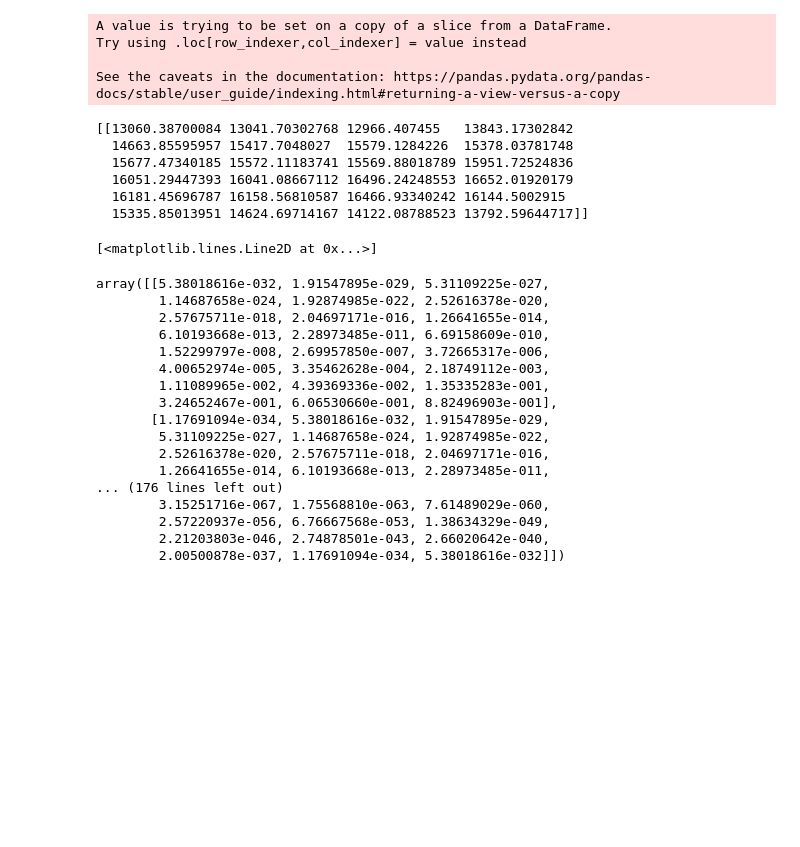
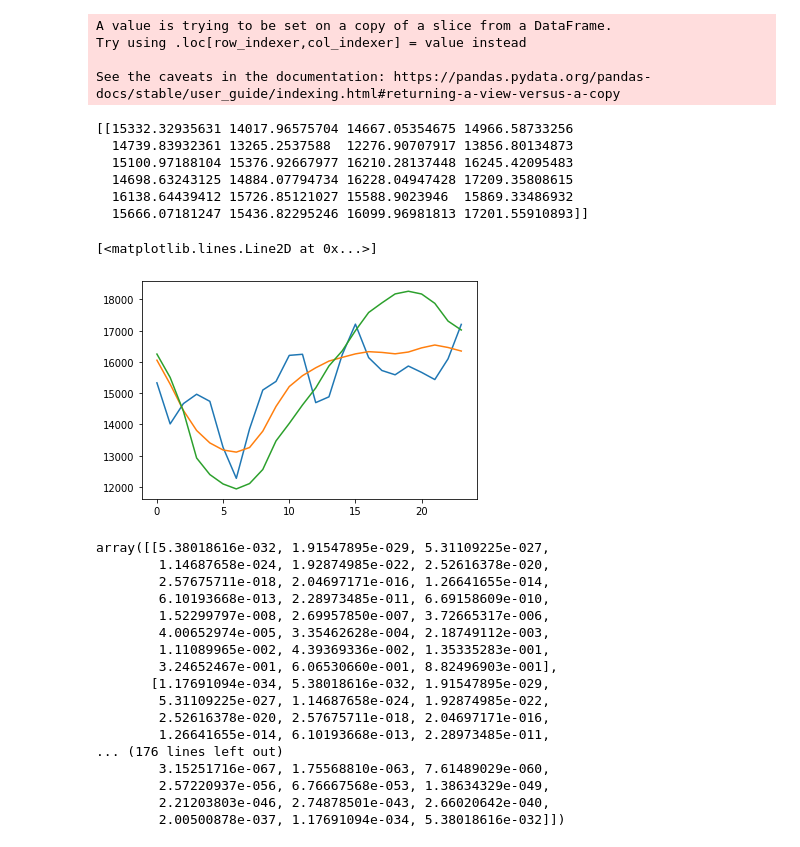
Before and after one commit to jacobazoulay/battery-optimization, a Jupyter notebook: notebooks/Predict_Energy.ipynb, the cells around one changed output. Drawn from its saved outputs; the diff is of its cells as text; code cells hidden in the pictures; blank space fills up the shorter version.

```diff
--- a/notebooks/Predict_Energy.ipynb
+++ b/notebooks/Predict_Energy.ipynb
@@ -20,13 +20,13 @@ See the caveats in the documentation: https://pandas.pydata.org/pandas-docs/stab
 def mean(X, add = 0):
     return X + add
 
-def squared_exponential(x, xi, l = 1, a = 1):
+def squared_exponential(x, xi, l = 2, a = 2):
     rtn = np.exp(-(a*(x - xi))**2/(2*l**2))
     return rtn
 
 def kernel_matrix(X, Xpr):
     j = np.array([squared_exponential(a, b) for a in Xpr['Days'] for b in X['Days']])
-    return j.reshape((len(Xpr), len(X)))
+    return j.reshape((len(X), len(Xpr)))
 
 def mean_predict(df, hr):
     #df = df[df['Days'] < day]
@@ -46,24 +46,26 @@ meanX = np.array([mean_predict(df_18, hr) for hr in X['hour']])
 meanXpr = np.array([mean_predict(df_18, hr) for hr in Xpr['hour']])
 y = X['AEP_MW']
 # %%
-mu = meanXpr + K_XXpr@np.linalg.inv(K_XX)@(y - meanX)
-cov =  K_XprXpr - K_XXpr@np.linalg.inv(K_XX)@K_XprX
+mu = meanXpr + K_XprX@np.linalg.inv(K_XX)@(y - meanX)
+cov =  K_XprXpr - K_XprX@np.linalg.inv(K_XX)@K_XXpr
 # %%
 def mvnrand(μ, Σ, inflation=1e-6):
-    x = np.random.multivariate_normal(μ, 100000*Σ + inflation*np.eye(Σ.shape[0]), 1)
+    x = np.random.multivariate_normal(μ, 1000000*Σ + inflation*np.eye(Σ.shape[0]), 1)
     print(x)
     return x[0]
 # %%
 plt.plot(range(24), mvnrand(mu, cov))
 plt.plot(range(24), meanXpr)
+plt.plot(range(24), Xpr['AEP_MW'])
 # %% [output]
-[[13060.38700084 13041.70302768 12966.407455   13843.17302842
-  14663.85595957 15417.7048027  15579.1284226  15378.03781748
-  15677.47340185 15572.11183741 15569.88018789 15951.72524836
-  16051.29447393 16041.08667112 16496.24248553 16652.01920179
-  16181.45696787 16158.56810587 16466.93340242 16144.5002915
-  15335.85013951 14624.69714167 14122.08788523 13792.59644717]]
+[[15332.32935631 14017.96575704 14667.05354675 14966.58733256
+  14739.83932361 13265.2537588  12276.90707917 13856.80134873
+  15100.97188104 15376.92667977 16210.28137448 16245.42095483
+  14698.63243125 14884.07794734 16228.04947428 17209.35808615
+  16138.64439412 15726.85121027 15588.9023946  15869.33486932
+  15666.07181247 15436.82295246 16099.96981813 17201.55910893]]
 [<matplotlib.lines.Line2D at 0x...>]
+[figure, added]
 # %%
 display(K_XXpr)
 # %% [output]
```
